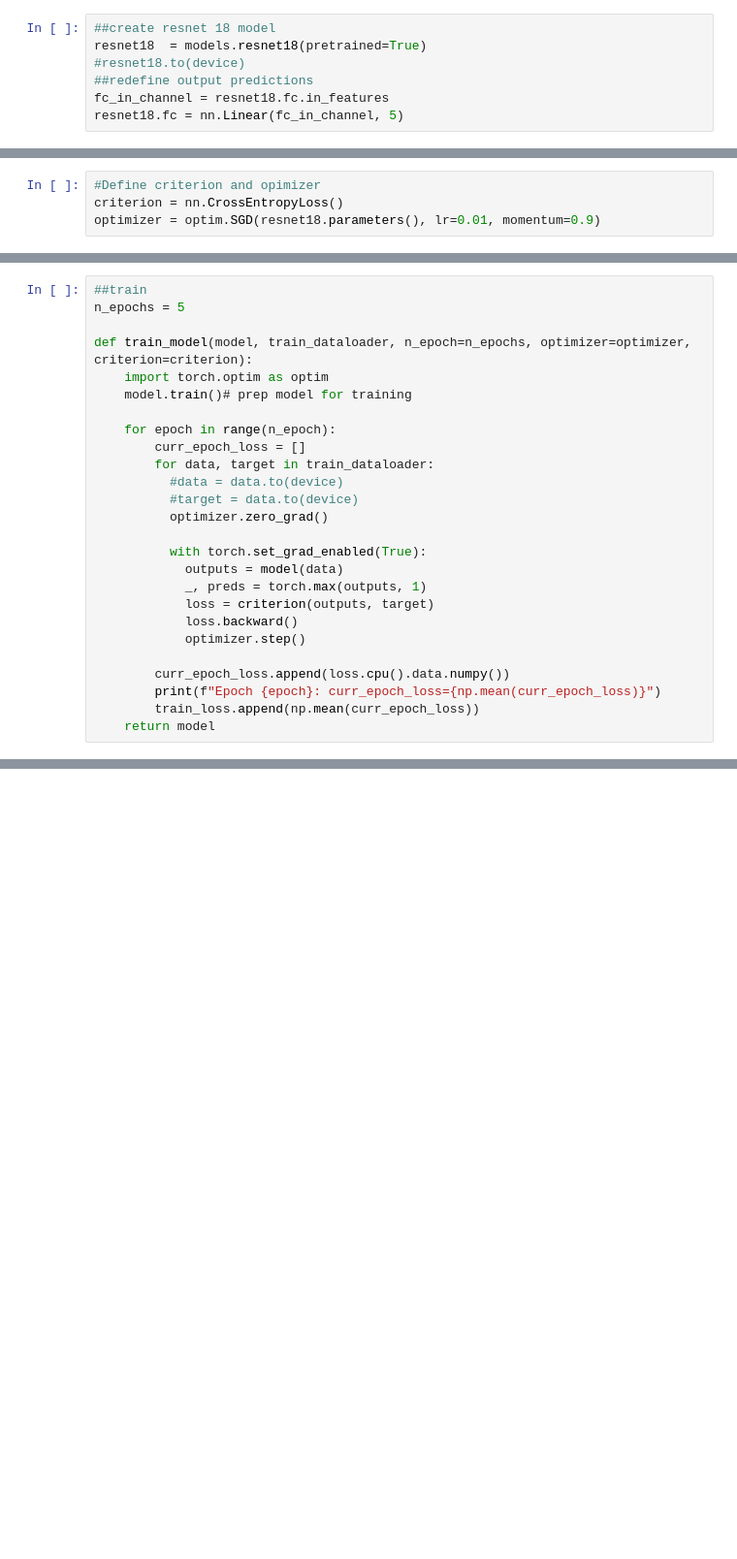
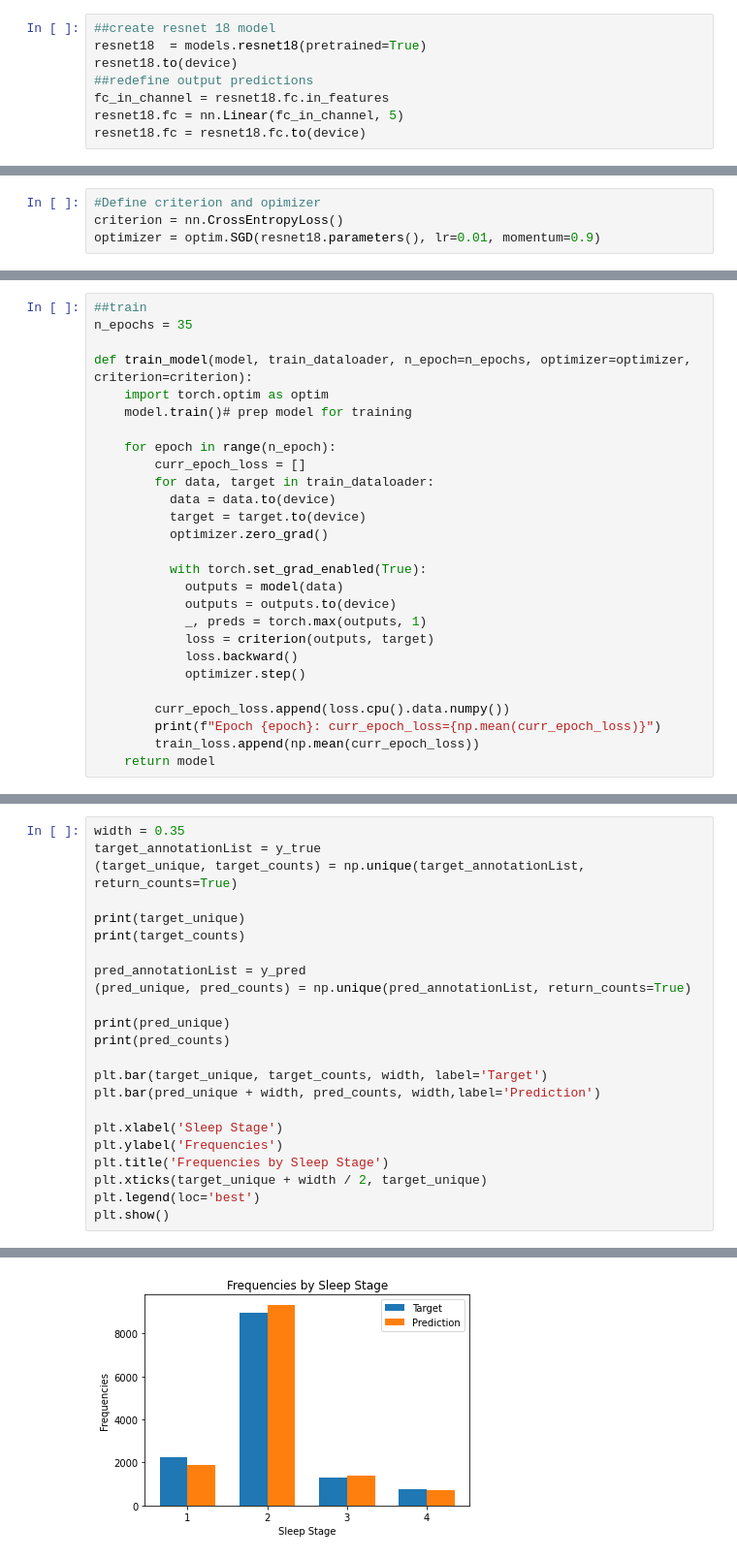
Before and after one commit to dgdeveloper/Sleeper, a Jupyter notebook: ResNet.ipynb, the cells around one changed output, grey strips where cells are left out. Shown: that part at 97% size. Cells and saved outputs as stored; diff of their text form; blank space fills up the shorter version.

```diff
--- a/ResNet.ipynb
+++ b/ResNet.ipynb
@@ -147,7 +130,8 @@ train_loader, val_loader = load_data(sp_dataset)
 # %%
 ##create resnet 18 model
 resnet18  = models.resnet18(pretrained=True)
-#resnet18.to(device)
+resnet18.to(device)
 ##redefine output predictions
 fc_in_channel = resnet18.fc.in_features
 resnet18.fc = nn.Linear(fc_in_channel, 5)
+resnet18.fc = resnet18.fc.to(device)
@@ -164,6 +144,6 @@ val_F1score = []
 # %%
 ##train
-n_epochs = 5
+n_epochs = 35
 
 def train_model(model, train_dataloader, n_epoch=n_epochs, optimizer=optimizer, criterion=criterion):
     import torch.optim as optim
@@ -172,12 +152,13 @@ def train_model(model, train_dataloader, n_epoch=n_epochs, optimizer=optimizer,
     for epoch in range(n_epoch):
         curr_epoch_loss = []
         for data, target in train_dataloader:
-          #data = data.to(device)
-          #target = data.to(device)
+          data = data.to(device)
+          target = target.to(device)
           optimizer.zero_grad()
 
           with torch.set_grad_enabled(True):
             outputs = model(data)
+            outputs = outputs.to(device)
             _, preds = torch.max(outputs, 1)
             loss = criterion(outputs, target)
             loss.backward()
@@ -254,0 +246,24 @@ plot1.plot(train_loss, label='Train Loss')
+# %%
+width = 0.35
+target_annotationList = y_true
+(target_unique, target_counts) = np.unique(target_annotationList, return_counts=True)
+
+print(target_unique)
+print(target_counts)
+
+pred_annotationList = y_pred
+(pred_unique, pred_counts) = np.unique(pred_annotationList, return_counts=True)
+
+print(pred_unique)
+print(pred_counts)
+
+plt.bar(target_unique, target_counts, width, label='Target')
+plt.bar(pred_unique + width, pred_counts, width,label='Prediction')
+
+plt.xlabel('Sleep Stage')
+plt.ylabel('Frequencies')
+plt.title('Frequencies by Sleep Stage')
+plt.xticks(target_unique + width / 2, target_unique)
+plt.legend(loc='best')
+plt.show()
+# %% [output]
@@ -254,0 +274 @@ plot1.plot(train_loss, label='Train Loss')
+[figure, added]
```
Also changed, not shown: parts of 14 cells of this notebook.
